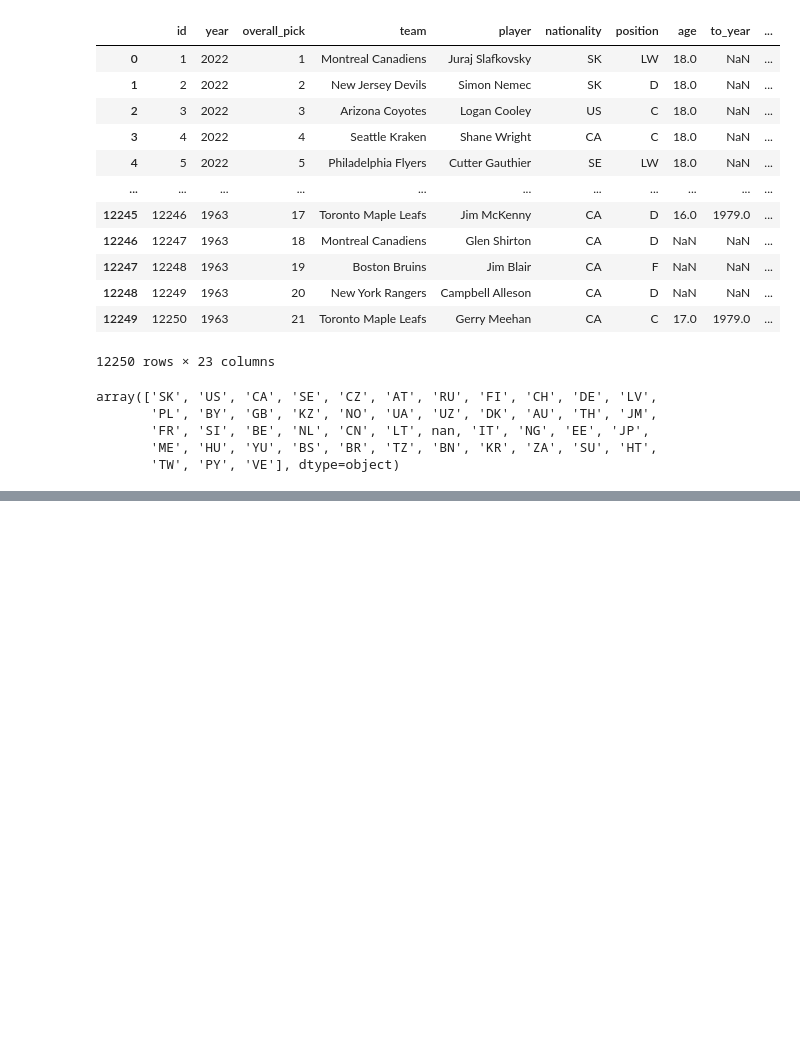
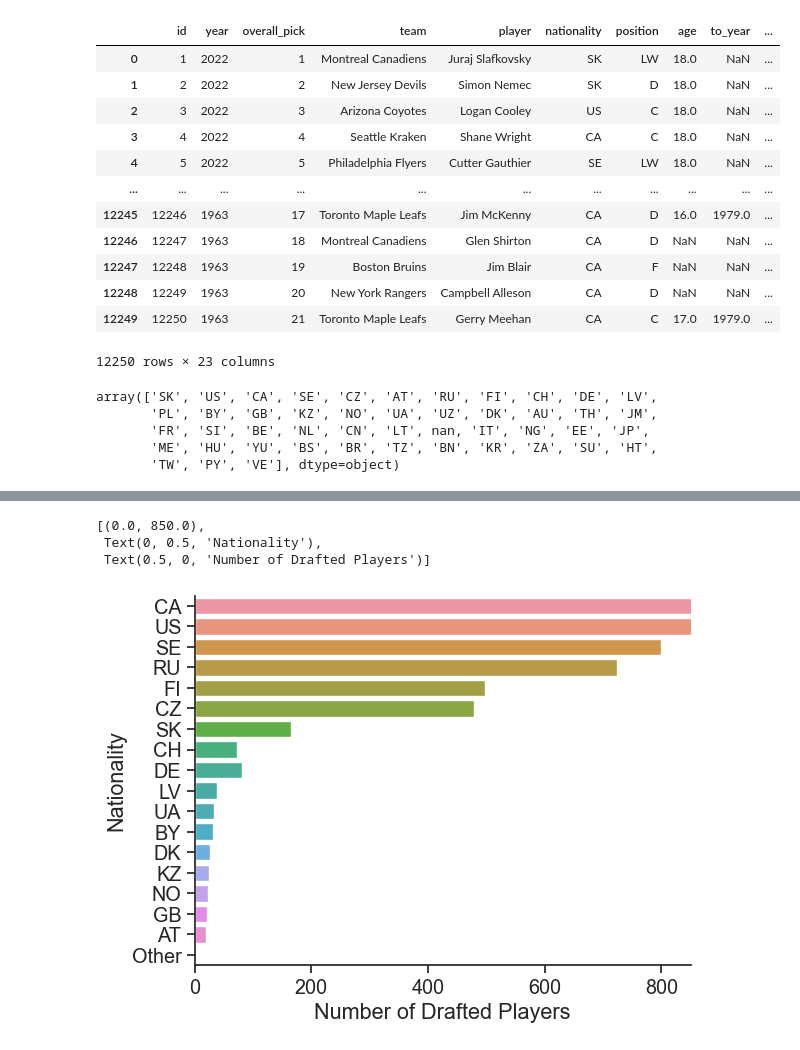
Before and after one commit to ubco-W2022T2-data301/project-group-group31, a Jupyter notebook: analysis/analysis2.ipynb, the cells around one changed output, grey strips where cells are left out. Cells and saved outputs as stored; diff of their text form; code cells hidden in the pictures; blank space fills up the shorter version.

```diff
--- a/analysis/analysis2.ipynb
+++ b/analysis/analysis2.ipynb
@@ -63 +66,11 @@ sns.countplot(y='nationality', data = df, order=['SK', 'US', 'CA', 'SE', 'CZ', '
+# %%
+#Since Canada and USA have a such a significant amount of players that it makes other nationalities appear to have no value,
+#I decided to make this countplot again but lower the max x axis limit.
+sns.countplot(y='nationality', data = df, order=['CA', 'US', 'SE', 'RU', 'FI', 'CZ', 'SK', 'CH', 'DE', 'LV',
+'UA','BY','DK', 'KZ', 'NO', 'GB','AT','Other']).set(xlim=(0,850), ylabel="Nationality",xlabel="Number of Drafted Players")
+# %% [output]
+[(0.0, 850.0),
+ Text(0, 0.5, 'Nationality'),
+ Text(0.5, 0, 'Number of Drafted Players')]
+[figure, added]
 # %%
```
Also changed, not shown: parts of 5 cells of this notebook.
